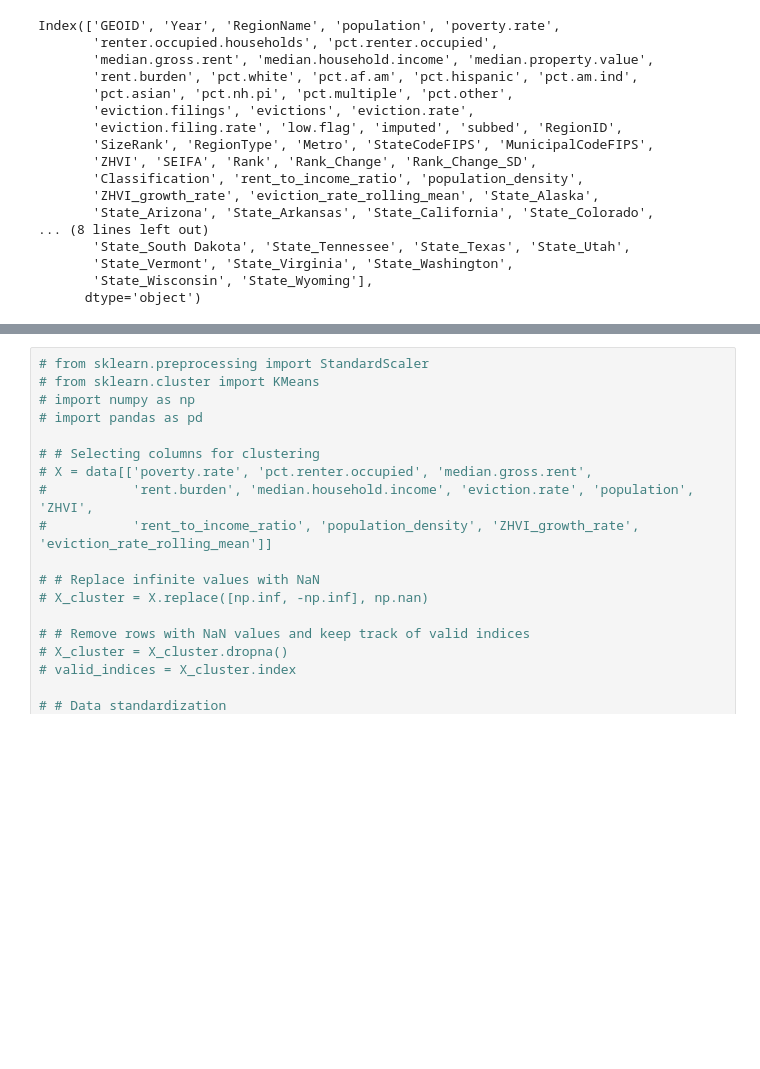
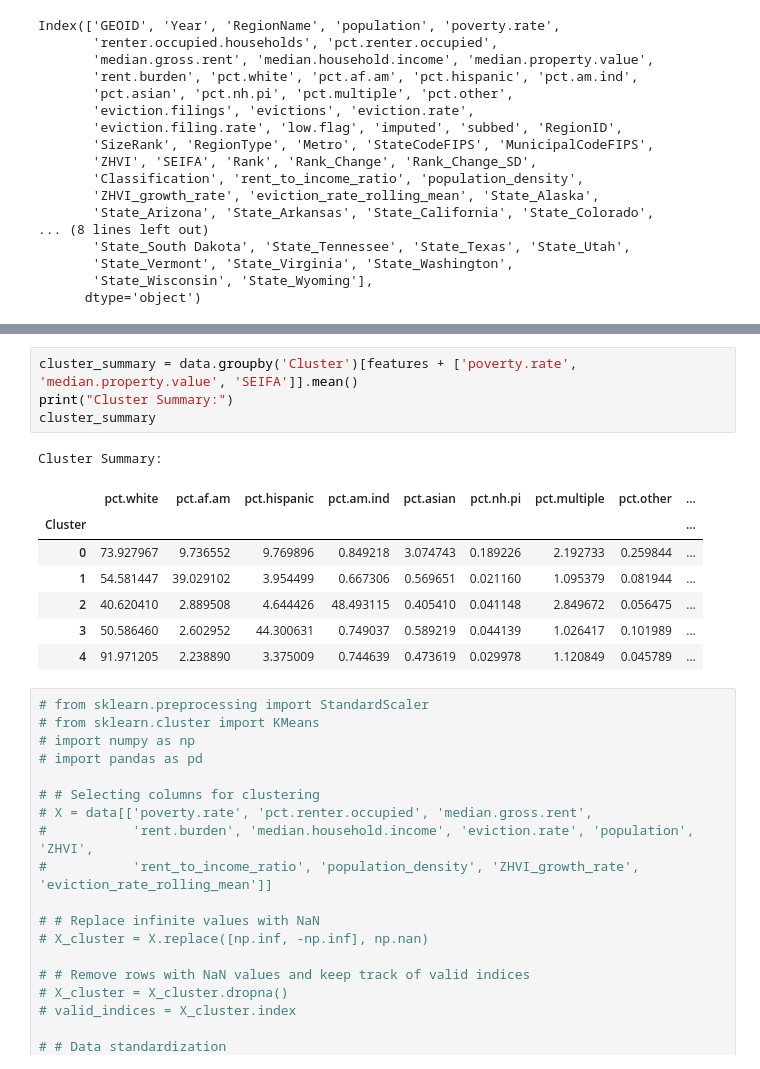
Before and after one commit to The-Swapster/gentrification_classification_prediction, a Jupyter notebook: clustering.ipynb, the cells around one changed output, grey strips where cells are left out. Drawn from its saved outputs; the diff is of its cells as text; blank space fills up the shorter version.

```diff
--- a/clustering.ipynb
+++ b/clustering.ipynb
@@ -629,3 +652,16 @@ Cluster 3: 228/963 counties are gentrifying
+# %%
+cluster_summary = data.groupby('Cluster')[features + ['poverty.rate', 'median.property.value', 'SEIFA']].mean()
+print("Cluster Summary:")
+cluster_summary
+# %% [output]
+Cluster Summary:
+|  | pct.white | pct.af.am | pct.hispanic | pct.am.ind | pct.asian | pct.nh.pi | pct.multiple | pct.other | ... |
+| Cluster |  |  |  |  |  |  |  |  | ... |
+| 0 | 73.927967 | 9.736552 | 9.769896 | 0.849218 | 3.074743 | 0.189226 | 2.192733 | 0.259844 | ... |
+| 1 | 54.581447 | 39.029102 | 3.954499 | 0.667306 | 0.569651 | 0.021160 | 1.095379 | 0.081944 | ... |
+| 2 | 40.620410 | 2.889508 | 4.644426 | 48.493115 | 0.405410 | 0.041148 | 2.849672 | 0.056475 | ... |
+| 3 | 50.586460 | 2.602952 | 44.300631 | 0.749037 | 0.589219 | 0.044139 | 1.026417 | 0.101989 | ... |
+| 4 | 91.971205 | 2.238890 | 3.375009 | 0.744639 | 0.473619 | 0.029978 | 1.120849 | 0.045789 | ... |
 # %%
 # from sklearn.preprocessing import StandardScaler
 # from sklearn.cluster import KMeans
```
Also changed, not shown: parts of 5 cells of this notebook.
